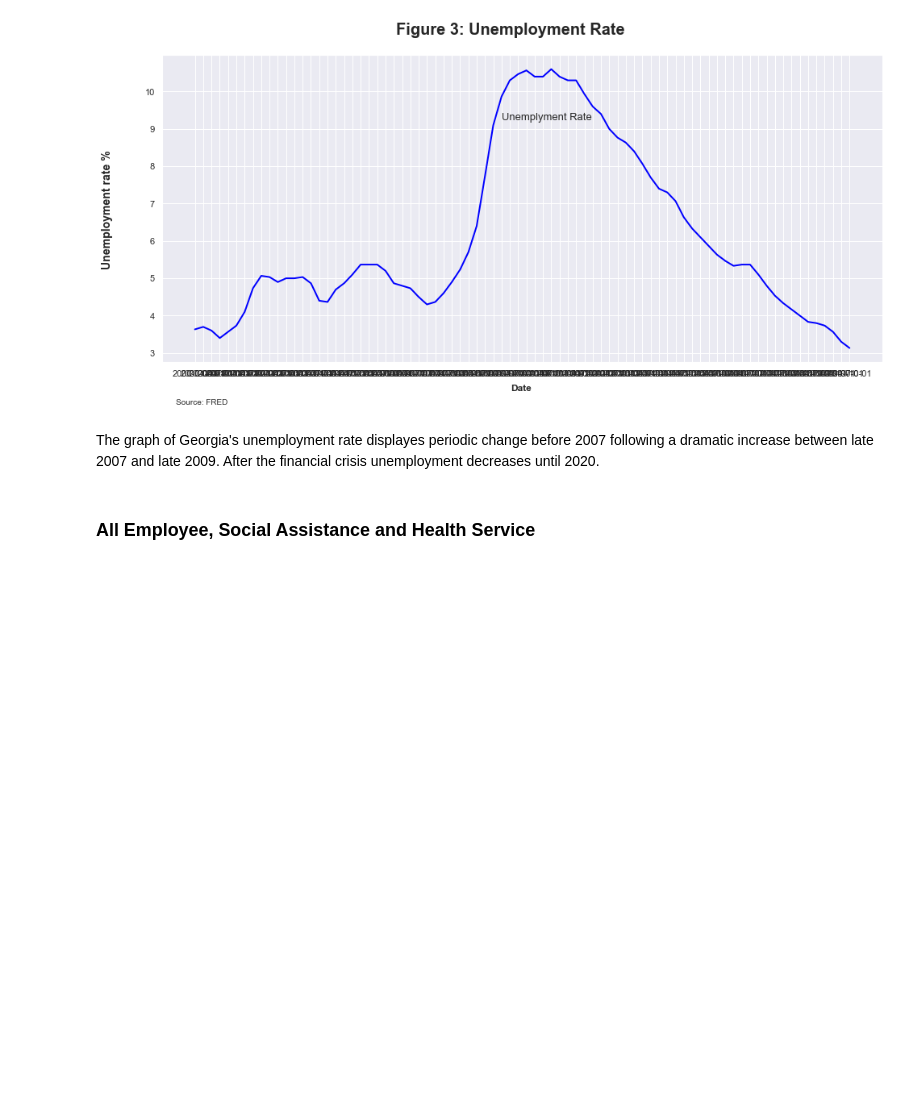
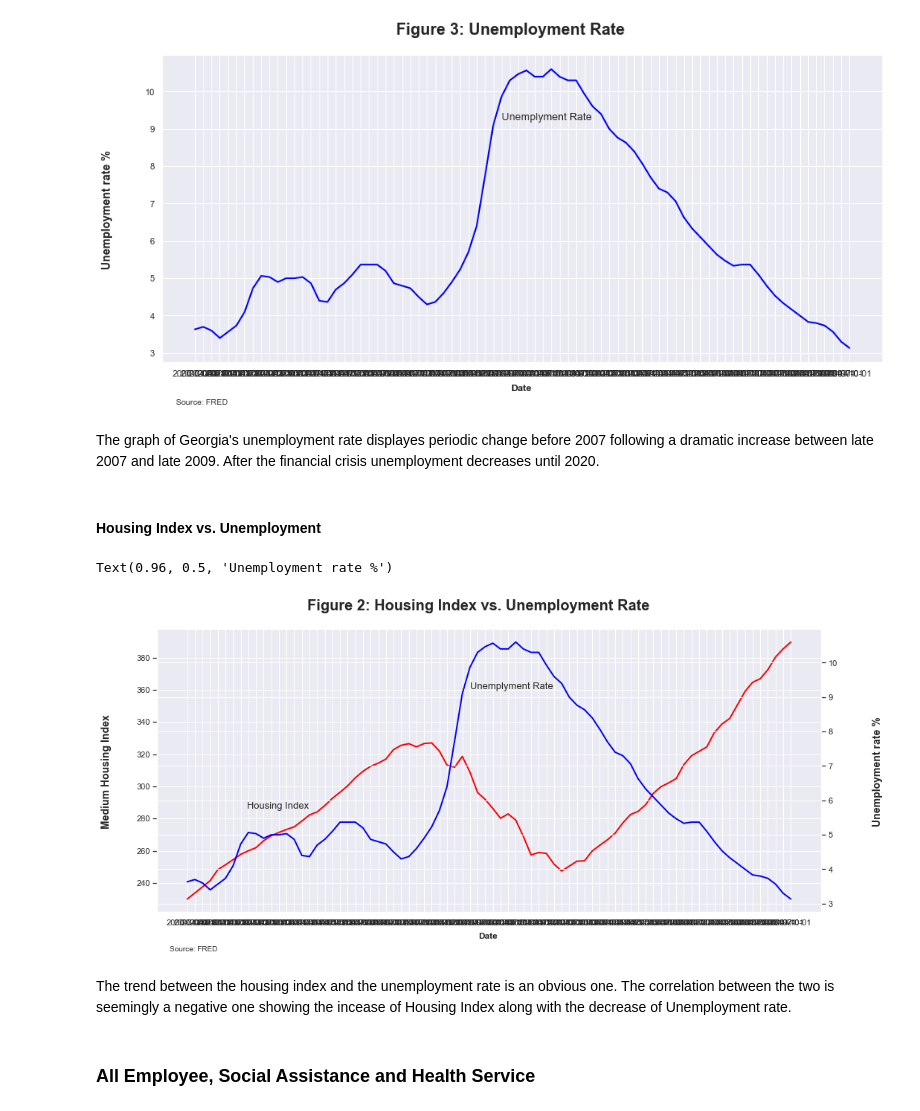
Before and after one commit to GarfieldLeo/Econ320Project, a Jupyter notebook: project1_0.ipynb, the cells around one changed output. Drawn from its saved outputs; the diff is of its cells as text; code cells hidden in the pictures; blank space fills up the shorter version.

```diff
--- a/project1_0.ipynb
+++ b/project1_0.ipynb
@@ -108,6 +132,29 @@ Text(0.49, 0.72, 'Unemplyment Rate')
 [figure]
 # %% [markdown]
 The graph of Georgia's unemployment rate displayes periodic change before 2007 following a dramatic increase between late 2007 and late 2009. After the financial crisis unemployment decreases until 2020.
+# %% [markdown]
+#### Housing Index vs. Unemployment
+# %%
+sns.set_theme(style="darkgrid")
+fig, ax = plt.subplots(figsize = (16, 7))
+ax.plot(house.DATE, house['Housing Index'], linewidth = 2, c = 'red')
+
+fig.text(0.06, 0.5, "Medium Housing Index", va = 'center', weight = 'bold', fontsize = 14, rotation = 'vertical')
+fig.text(0.50, 0.06, 'Date', va = 'center', weight = 'bold', fontsize = 12)
+fig.suptitle("Figure 2: Housing Index vs. Unemployment Rate", weight = 'bold', fontsize = 20, y = 0.96)
+fig.text(0.14, 0.02, 'Source: FRED', fontsize = 10, weight = 'normal')
+
+fig.text(0.23, 0.40, "Housing Index",  weight = 'normal', fontsize = 13)
+fig.text(0.49, 0.72, "Unemplyment Rate",  weight = 'normal', fontsize = 13)
+
+ax2= ax.twinx()
+ax2.plot(house.DATE, house['Unemployment rate'], linewidth = 2, c = 'blue')
+fig.text(0.96, 0.5, "Unemployment rate %", va = 'center', weight = 'bold', fontsize = 14, rotation = 'vertical')
+# %% [output]
+Text(0.96, 0.5, 'Unemployment rate %')
+[figure, added]
+# %% [markdown]
+The trend between the housing index and the unemployment rate is an obvious one. The correlation between the two is seemingly a negative one showing the incease of Housing Index along with the decrease of Unemployment rate.
 # %% [markdown]
 ### All Employee, Social Assistance and Health Service<a name="allemploy"></a>
 # %%
```
Also changed, not shown: parts of 10 cells of this notebook.
